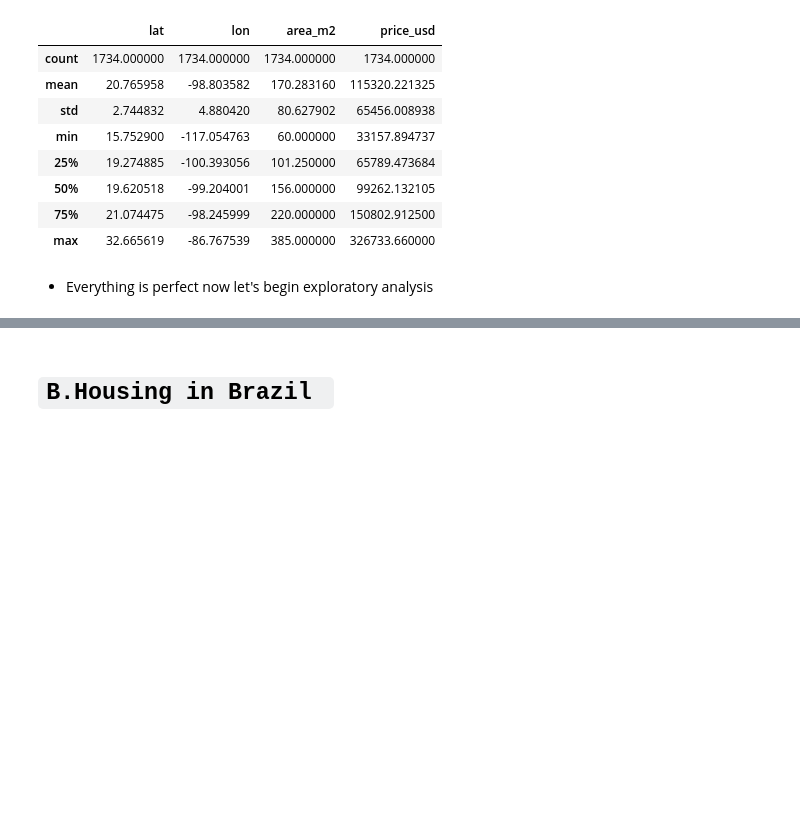
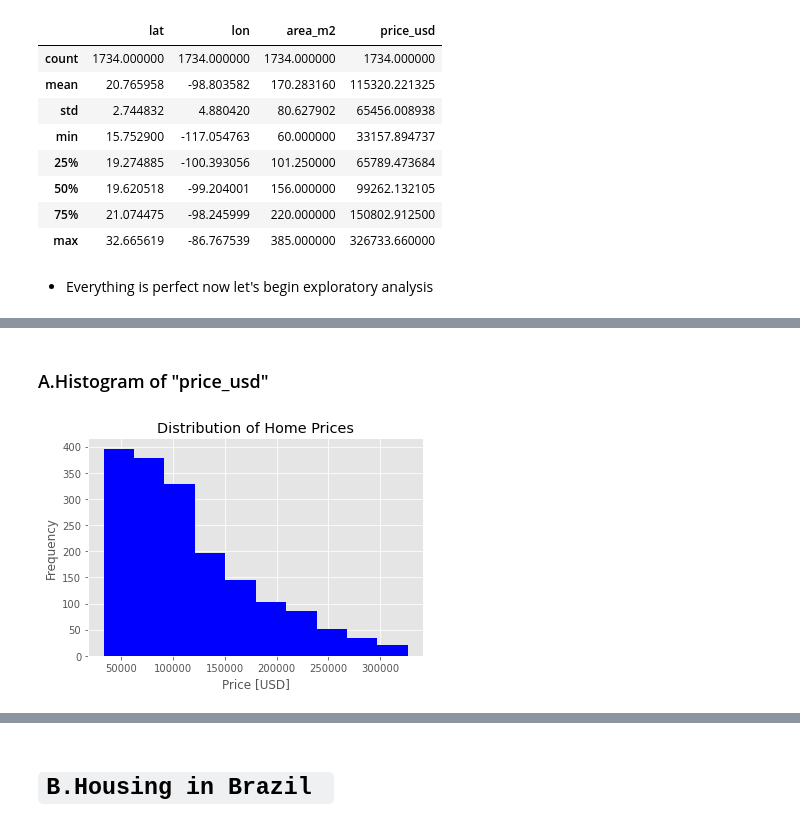
Before and after one commit to Harriet-ngomo/Real-estate-analysis-mexico-brazil, a Jupyter notebook: index.ipynb, the cells around one changed output, grey strips where cells are left out. Cells and saved outputs as stored; diff of their text form; code cells hidden in the pictures; blank space fills up the shorter version.

```diff
--- a/index.ipynb
+++ b/index.ipynb
@@ -417,0 +540,14 @@ df.describe()
+# %% [markdown]
+### A.Histogram of "price_usd"
+# %%
+# Use Matplotlib to create histogram of "price_usd"
+plt.hist(df["price_usd"],color ="blue")
+
+# Add x-axis label
+plt.xlabel("Price [USD]")
+# Add y-axis label
+plt.ylabel("Frequency")
+# Add title
+plt.title("Distribution of Home Prices");
+# %% [output]
+[figure, added]
```
Also changed, not shown: parts of 23 cells of this notebook.
